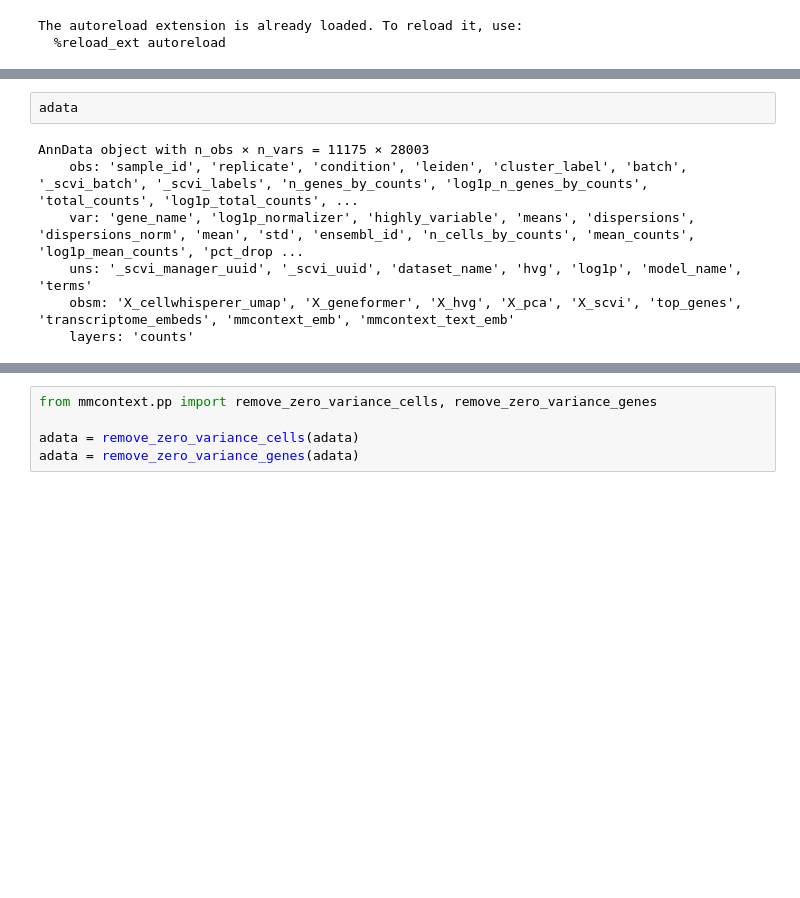
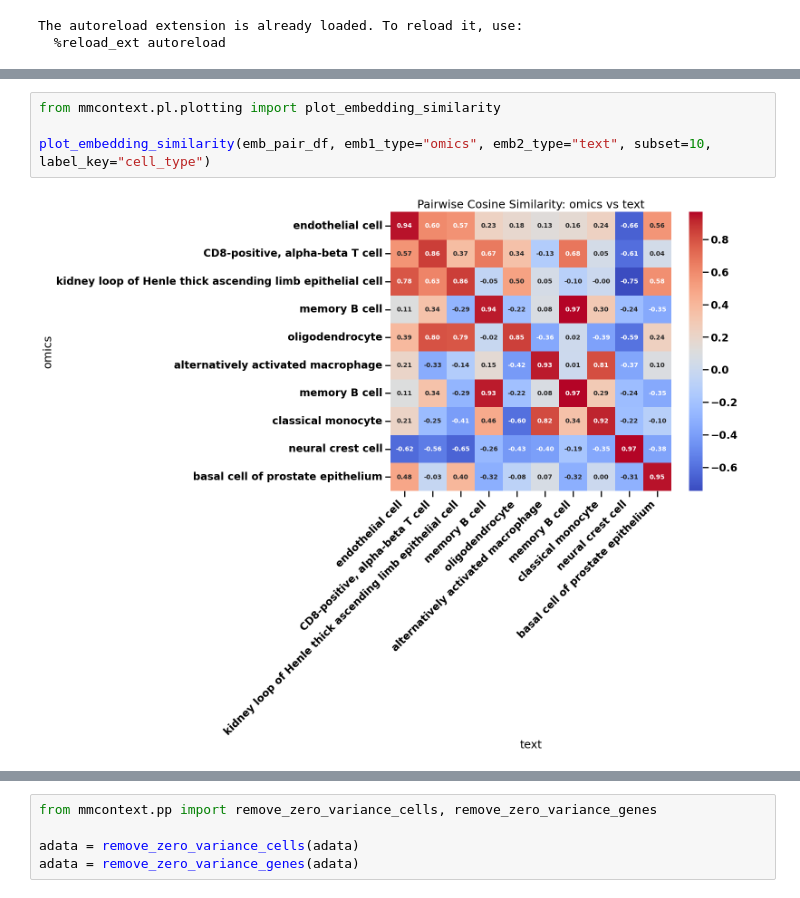
Before and after one commit to mengerj/mmcontext, a Jupyter notebook: exploratory/notebooks/evaluate_model.ipynb, the cells around one changed output, grey strips where cells are left out. Cells and saved outputs as stored; diff of their text form; blank space fills up the shorter version.

```diff
--- a/exploratory/notebooks/evaluate_model.ipynb
+++ b/exploratory/notebooks/evaluate_model.ipynb
@@ -42,9 +85,6 @@ plot_embedding_similarity(emb_pair_df, emb1_type="omics", emb2_type="text", subs
-# %%
-adata
-# %% [output]
-AnnData object with n_obs × n_vars = 11175 × 28003
-    obs: 'sample_id', 'replicate', 'condition', 'leiden', 'cluster_label', 'batch', '_scvi_batch', '_scvi_labels', 'n_genes_by_counts', 'log1p_n_genes_by_counts', 'total_counts', 'log1p_total_counts', ...
-    var: 'gene_name', 'log1p_normalizer', 'highly_variable', 'means', 'dispersions', 'dispersions_norm', 'mean', 'std', 'ensembl_id', 'n_cells_by_counts', 'mean_counts', 'log1p_mean_counts', 'pct_drop ...
-    uns: '_scvi_manager_uuid', '_scvi_uuid', 'dataset_name', 'hvg', 'log1p', 'model_name', 'terms'
-    obsm: 'X_cellwhisperer_umap', 'X_geneformer', 'X_hvg', 'X_pca', 'X_scvi', 'top_genes', 'transcriptome_embeds', 'mmcontext_emb', 'mmcontext_text_emb'
-    layers: 'counts'
+# %%
+from mmcontext.pl.plotting import plot_embedding_similarity
+
+plot_embedding_similarity(emb_pair_df, emb1_type="omics", emb2_type="text", subset=10, label_key="cell_type")
+# %% [output]
+[figure, added]
```
Also changed, not shown: parts of 15 cells of this notebook.
